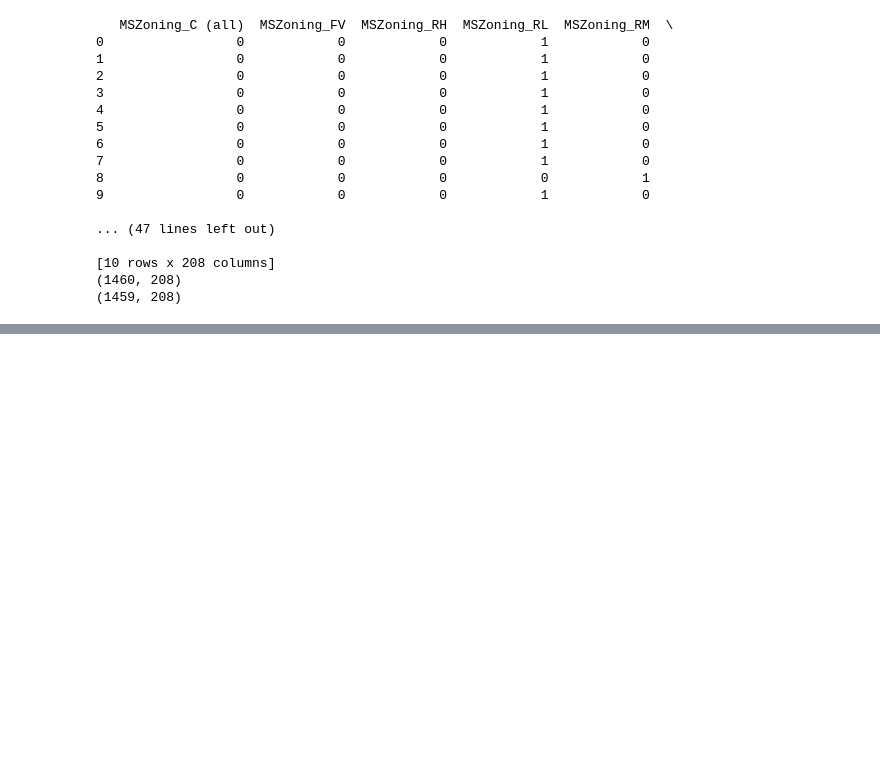
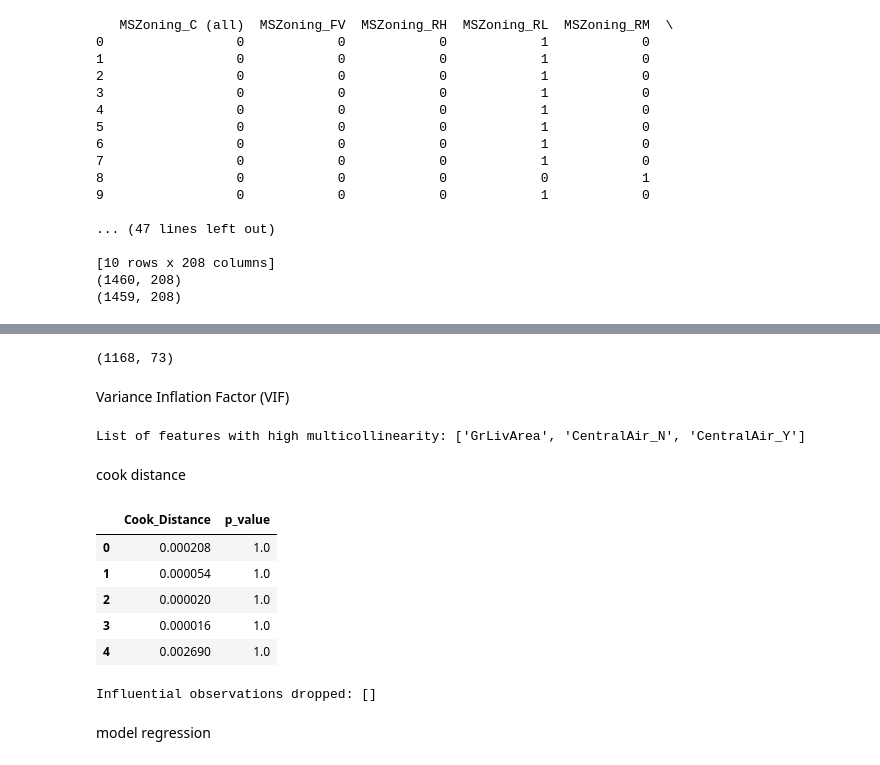
Before and after one commit to chiacchius/ML_House_prices, a Jupyter notebook: MLnotebook.ipynb, the cells around one changed output, grey strips where cells are left out. Drawn from its saved outputs; the diff is of its cells as text; code cells hidden in the pictures; blank space fills up the shorter version.

```diff
--- a/MLnotebook.ipynb
+++ b/MLnotebook.ipynb
@@ -615,0 +812,77 @@ new_trainset = pd.concat([trainset_num_corr, trainset_cat_encoded], axis="column
+# %%
+# Keep the selected features only
+X_train = X_train.loc[:, Selected_Features[0]]
+X_test = X_test.loc[:, Selected_Features[0]]
+new_testset = new_testset.loc[:, Selected_Features[0]]
+
+X_train.shape
+# %% [output]
+(1168, 73)
+# %% [markdown]
+Variance Inflation Factor (VIF)
+# %%
+vif = pd.DataFrame()
+vif["VIF Factor"] = [variance_inflation_factor(
+    X_train.values, i) for i in range(X_train.shape[1])]
+
+# VIF results in a table
+vif["features"] = X_train.columns
+vif.round(1)
+
+high_vif_list = vif[vif["VIF Factor"] > 10]["features"].tolist()
+
+if len(high_vif_list) == 0:
+    # print empty list if low multicolinearity
+    print(f"None of the features have a high multicollinearity")
+else:
+    # print list of features with high multicolinearity
+    print(f"List of features with high multicollinearity: {high_vif_list}")
+
+
+# Drop features with high multicollinearity from X_train, X_test and df_test_new
+X_train.drop(high_vif_list, axis=1, inplace=True)
+
+X_test.drop(high_vif_list, axis=1, inplace=True)
+
+new_testset.drop(high_vif_list, axis=1, inplace=True)
+# %% [output]
+List of features with high multicollinearity: ['GrLivArea', 'CentralAir_N', 'CentralAir_Y']
+# %% [markdown]
+cook distance
+# %%
+X_constant = sm.add_constant(X_train)
+
+model = sm.OLS(y_train, X_constant)
+lr = model.fit()
+
+# Cook distance
+np.set_printoptions(suppress=True)
+
+# Create an instance of influence
+influence = lr.get_influence()
+
+# Get Cook's distance for each observation
+cooks = influence.cooks_distance
+
+# Result as a dataframe
+cook_df = pd.DataFrame({"Cook_Distance": cooks[0], "p_value": cooks[1]})
+cook_df.head()
+# %% [output]
+|  | Cook_Distance | p_value |
+| 0 | 0.000208 | 1.0 |
+| 1 | 0.000054 | 1.0 |
+| 2 | 0.000020 | 1.0 |
+| 3 | 0.000016 | 1.0 |
+| 4 | 0.002690 | 1.0 |
+# %%
+# Remove the influential observation from X_train and y_train
+influent_observation = cook_df[cook_df["p_value"] < 0.05].index.tolist()
+print(f"Influential observations dropped: {influent_observation}")
+
+# Drop these obsrevations
+X_train = X_train.drop(X_train.index[influent_observation])
+y_train = y_train.drop(y_train.index[influent_observation])
+# %% [output]
+Influential observations dropped: []
+# %% [markdown]
+model regression
```
Also changed, not shown: parts of 14 cells of this notebook.
